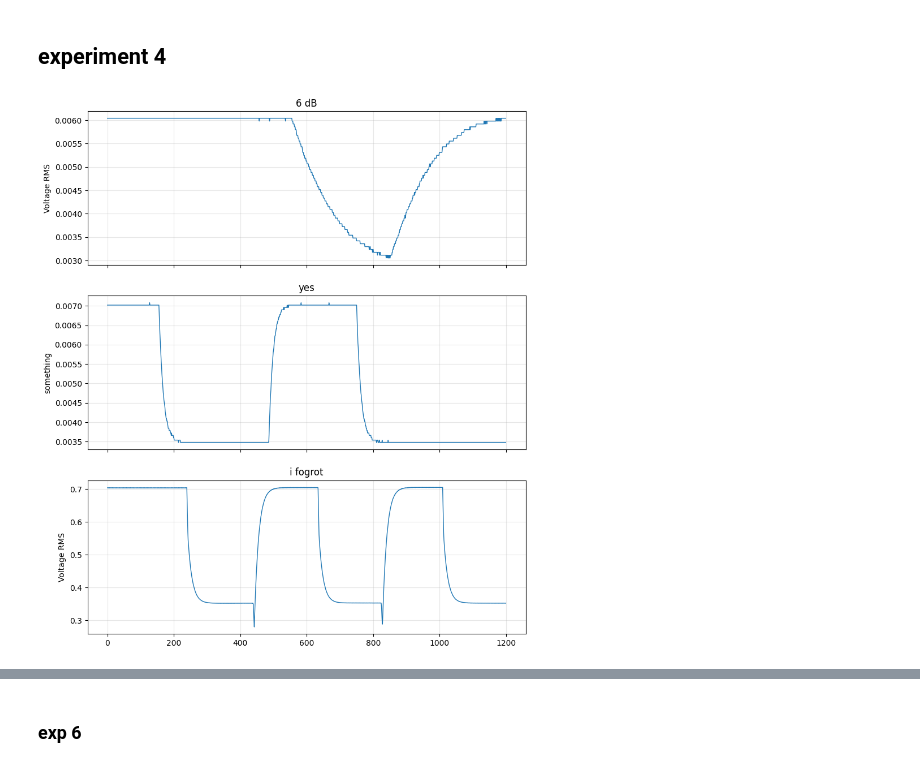
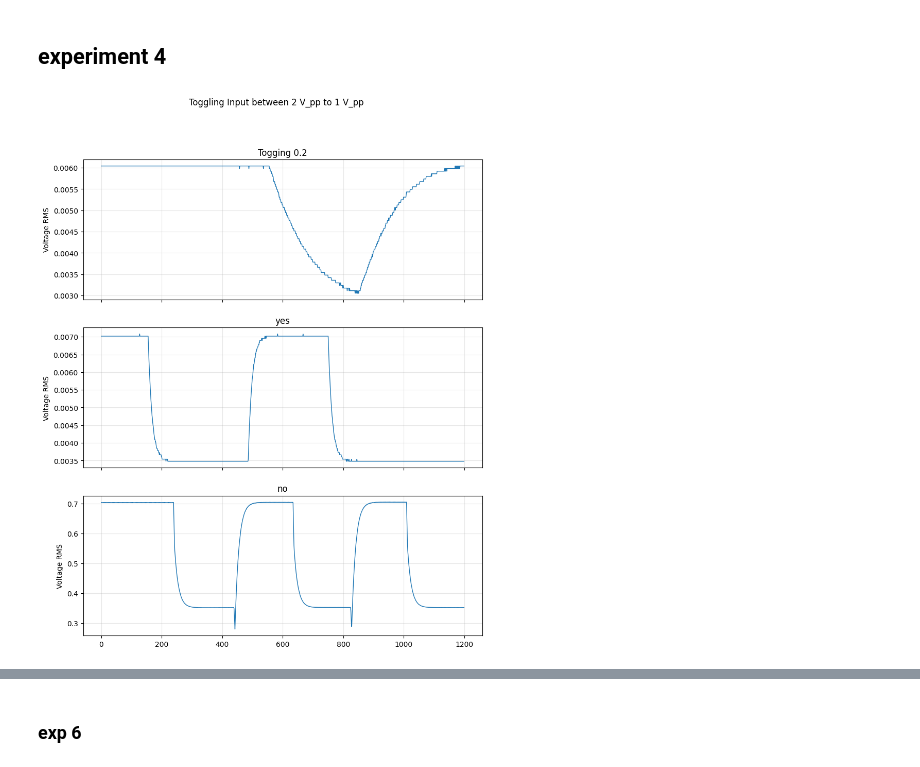
Before and after one commit to curtisjhu/lls, a Jupyter notebook: main.ipynb, the cells around one changed output, grey strips where cells are left out. Drawn from its saved outputs; the diff is of its cells as text; code cells hidden in the pictures.

```diff
--- a/main.ipynb
+++ b/main.ipynb
@@ -99,25 +144,27 @@ plt.show()
 # %%
 
 sh1 = pd.read_csv('exp4/exp4(T = 1.0E+0 ).xls')
 sh2 = pd.read_csv('exp4/exp4_trial2(T = 100.0E-3 ).xls')
 sh3 = pd.read_csv('exp4/exp4_trial3(T = 100.0E-3 ).xls')
 
 fig, ax = plt.subplots(3, 1, figsize=(10, 12), sharex=True)
+fig.suptitle("Toggling Input between 2 V_pp to 1 V_pp")
+
 ax[0].plot(sh1.index, sh1["y"], linewidth=1)
 ax[0].set_ylabel("Voltage RMS")
-ax[0].set_title("6 dB")
+ax[0].set_title("Togging 0.2")
 ax[0].grid(True, alpha=0.3)
 
 ax[1].plot(sh2.index, sh2["y"], linewidth=1)
-ax[1].set_ylabel("something")
+ax[1].set_ylabel("Voltage RMS")
 ax[1].set_title("yes")
 ax[1].grid(True, alpha=0.3)
 
 ax[2].plot(sh3.index, sh3["y"], linewidth=1)
 ax[2].set_ylabel("Voltage RMS")
-ax[2].set_title("i fogrot")
+ax[2].set_title("no")
 ax[2].grid(True, alpha=0.3)
 
 plt.show()
 # %% [output]
-[figure, old version]
+[figure, new version]
```
Also changed, not shown: parts of 12 cells of this notebook, 6 other files.
